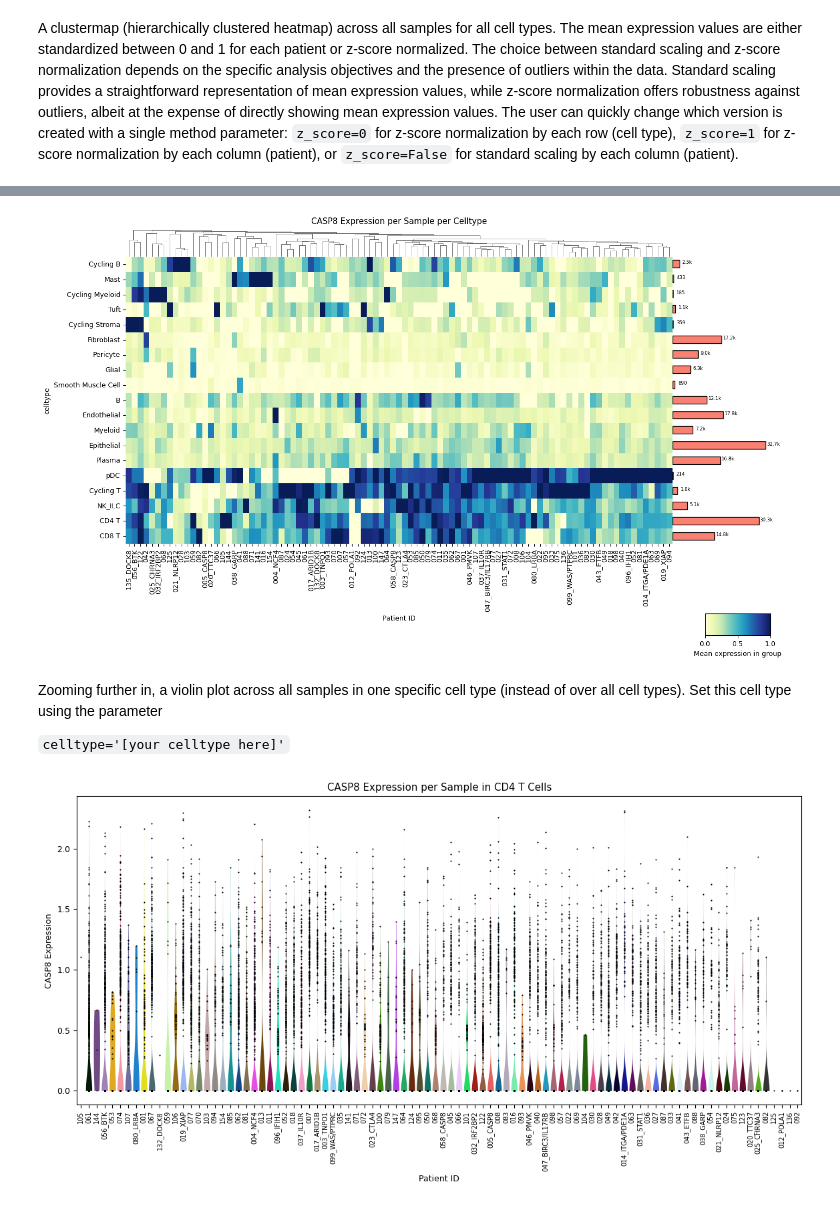
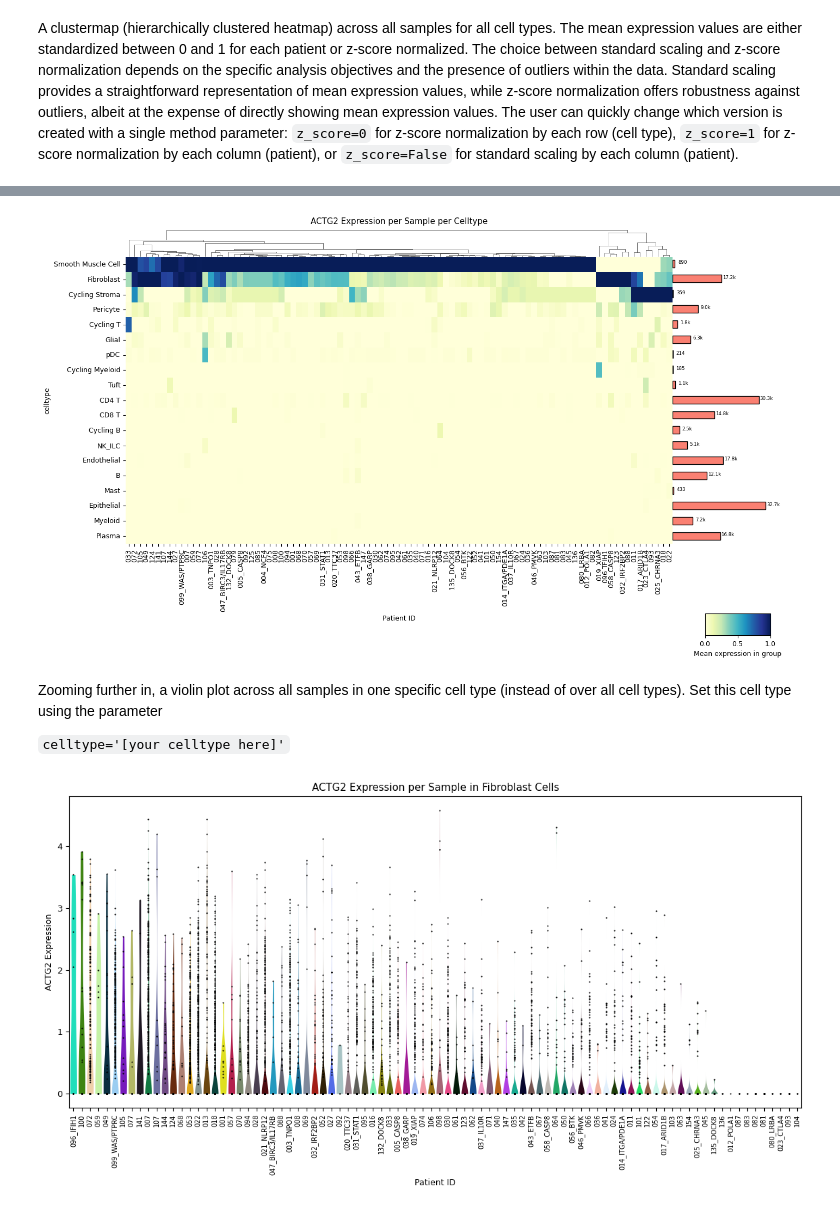
Before and after one commit to chickaroo/genereporter, a Jupyter notebook: src/sample_pipeline.ipynb, the cells around one changed output, grey strips where cells are left out. Cells and saved outputs as stored; diff of their text form; code cells hidden in the pictures.

```diff
--- a/src/sample_pipeline.ipynb
+++ b/src/sample_pipeline.ipynb
@@ -17,3 +25,5 @@ GOI = 'CASP8' # set the GOI!!!
+# %%
+GOI = 'ACTG2' # set the GOI!!!
 # %% [markdown]
 Violin plot for each sample's expression distribution, across all cell types for the gene of interest. A scatterplot of each sample is overlayed to show the individual cells. This is particularly useful to quickly identify samples that perhaps have a very low number of cells.
 # %%
@@ -31,12 +45,12 @@ sp.pl_sample_celltype(GOI, z_score=1)
 # %%
 sp.pl_sample_celltype(GOI) # balanced data set
 # %% [output]
-[figure, old version]
+[figure, new version]
 # %% [markdown]
 Zooming further in, a violin plot across all samples in one specific cell type (instead of over all cell types). Set this cell type using the parameter
 
 <code>celltype='[your celltype here]'</code>
 # %%
-sp.pl_violin(GOI, celltype='CD4 T')
+sp.pl_violin(GOI, celltype='Fibroblast')
 # %% [output]
-[figure, old version]
+[figure, new version]
```
Also changed, not shown: parts of 5 cells of this notebook, 4 other files.
